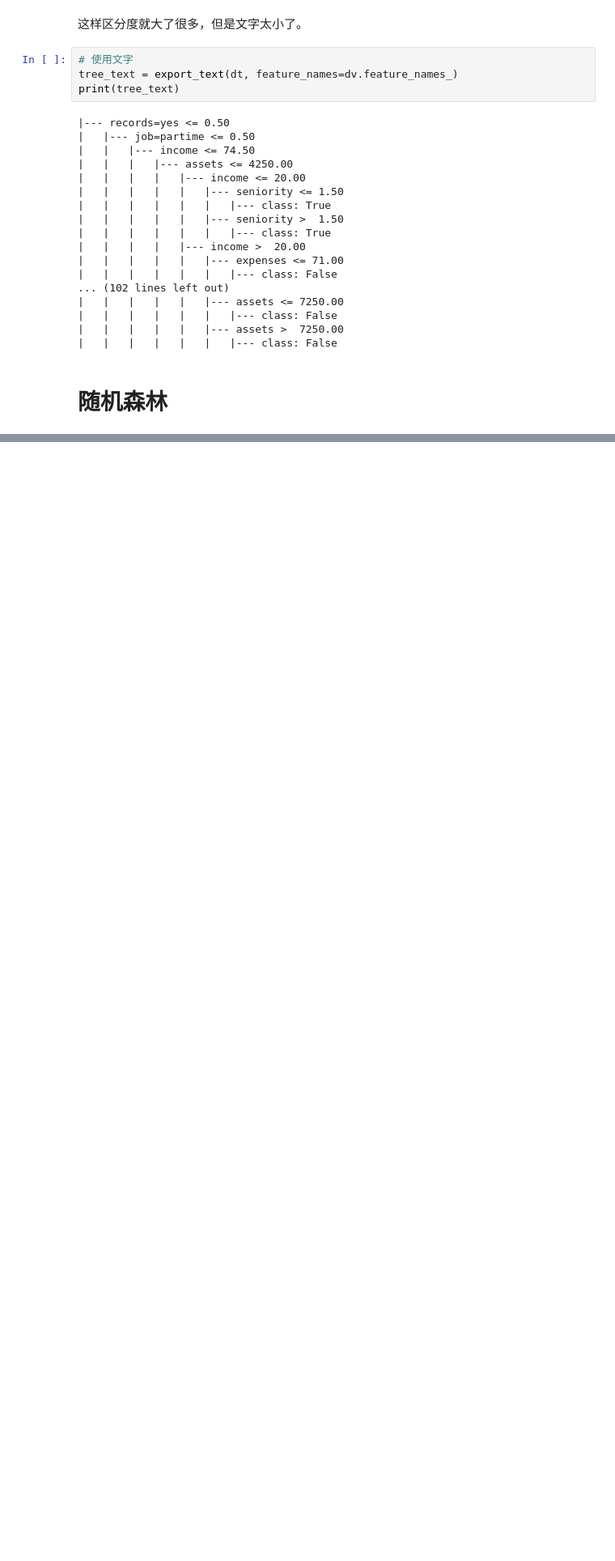
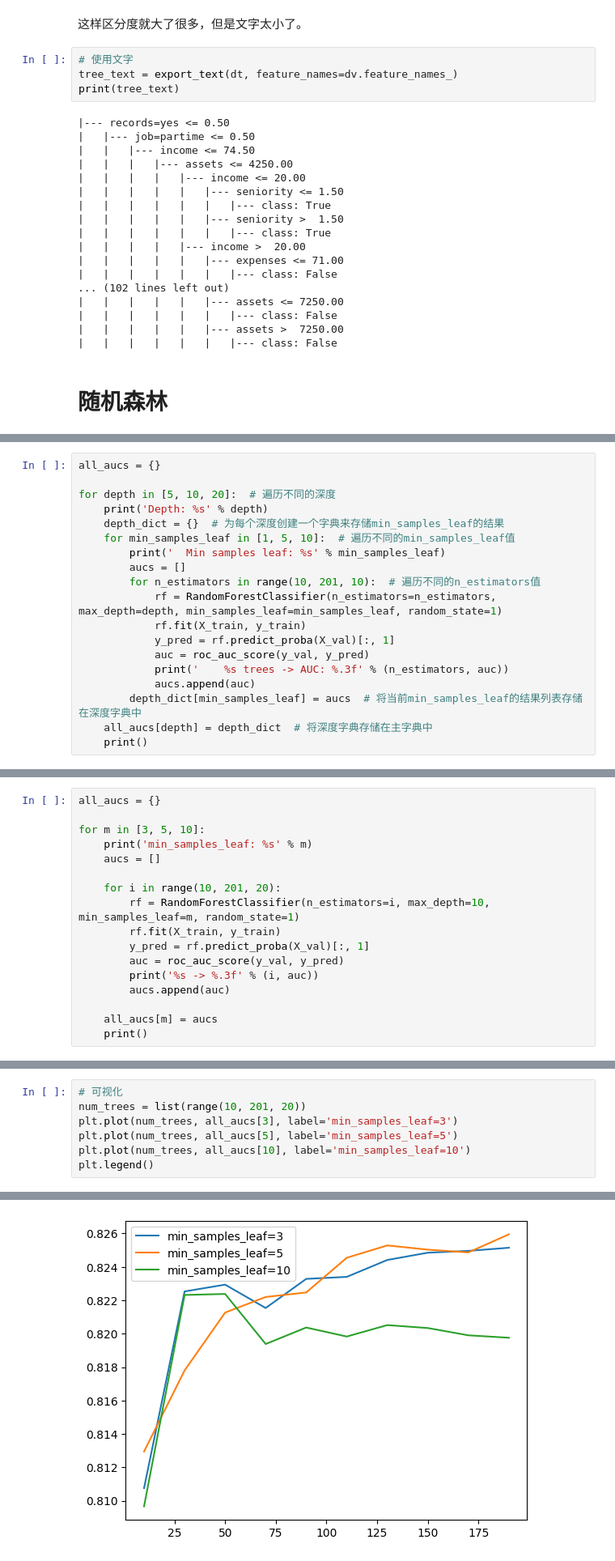
Before and after one commit to YeJiu97/machine-learning-bookcamp-build-a-portfolio-of-real-life-projects, a Jupyter notebook: scr/chapter#06：决策树与集成学习/chapter#06：决策数与集成学习.ipynb, the cells around one changed output, grey strips where cells are left out. Shown at 81% size. Drawn from its saved outputs; the diff is of its cells as text; blank space fills up the shorter version.

```diff
--- a/scr/chapter#06：决策树与集成学习/chapter#06：决策数与集成学习.ipynb
+++ b/scr/chapter#06：决策树与集成学习/chapter#06：决策数与集成学习.ipynb
@@ -494,0 +644,19 @@ print(tree_text)
+# %%
+all_aucs = {}
+
+for depth in [5, 10, 20]:  # 遍历不同的深度
+    print('Depth: %s' % depth)
+    depth_dict = {}  # 为每个深度创建一个字典来存储min_samples_leaf的结果
+    for min_samples_leaf in [1, 5, 10]:  # 遍历不同的min_samples_leaf值
+        print('  Min samples leaf: %s' % min_samples_leaf)
+        aucs = []
+        for n_estimators in range(10, 201, 10):  # 遍历不同的n_estimators值
+            rf = RandomForestClassifier(n_estimators=n_estimators, max_depth=depth, min_samples_leaf=min_samples_leaf, random_state=1)
+            rf.fit(X_train, y_train)
+            y_pred = rf.predict_proba(X_val)[:, 1]
+            auc = roc_auc_score(y_val, y_pred)
+            print('    %s trees -> AUC: %.3f' % (n_estimators, auc))
+            aucs.append(auc)
+        depth_dict[min_samples_leaf] = aucs  # 将当前min_samples_leaf的结果列表存储在深度字典中
+    all_aucs[depth] = depth_dict  # 将深度字典存储在主字典中
+    print()
@@ -494,0 +683,17 @@ print(tree_text)
+# %%
+all_aucs = {}
+
+for m in [3, 5, 10]:
+    print('min_samples_leaf: %s' % m)
+    aucs = []
+
+    for i in range(10, 201, 20):
+        rf = RandomForestClassifier(n_estimators=i, max_depth=10, min_samples_leaf=m, random_state=1)
+        rf.fit(X_train, y_train)
+        y_pred = rf.predict_proba(X_val)[:, 1]
+        auc = roc_auc_score(y_val, y_pred)
+        print('%s -> %.3f' % (i, auc))
+        aucs.append(auc)
+
+    all_aucs[m] = aucs
+    print()
@@ -494,0 +718,8 @@ print(tree_text)
+# %%
+# 可视化
+num_trees = list(range(10, 201, 20))
+plt.plot(num_trees, all_aucs[3], label='min_samples_leaf=3')
+plt.plot(num_trees, all_aucs[5], label='min_samples_leaf=5')
+plt.plot(num_trees, all_aucs[10], label='min_samples_leaf=10')
+plt.legend()
+# %% [output]
@@ -494,0 +727 @@ print(tree_text)
+[figure, added]
```
Also changed, not shown: parts of 74 cells of this notebook, 1 other file.
